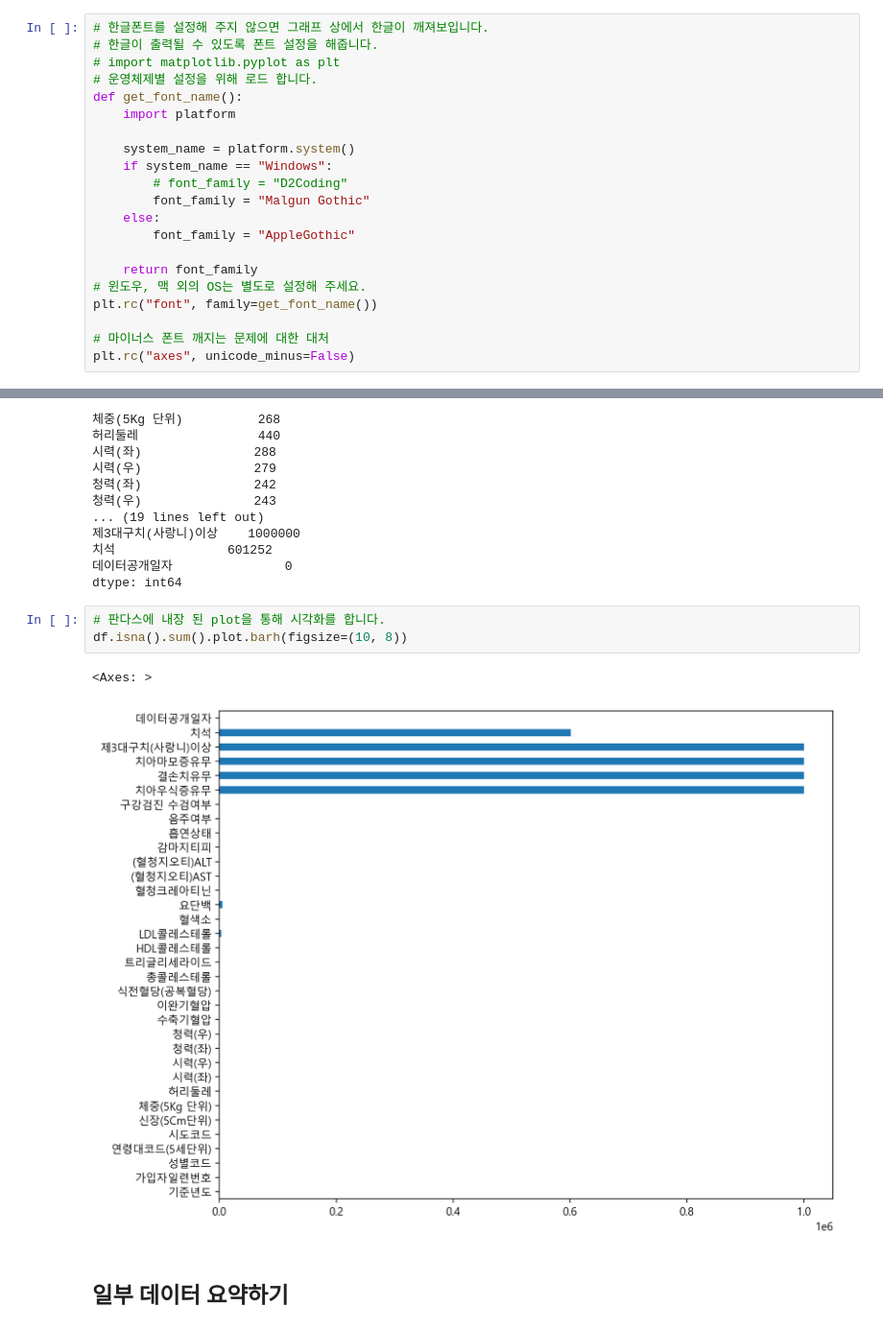
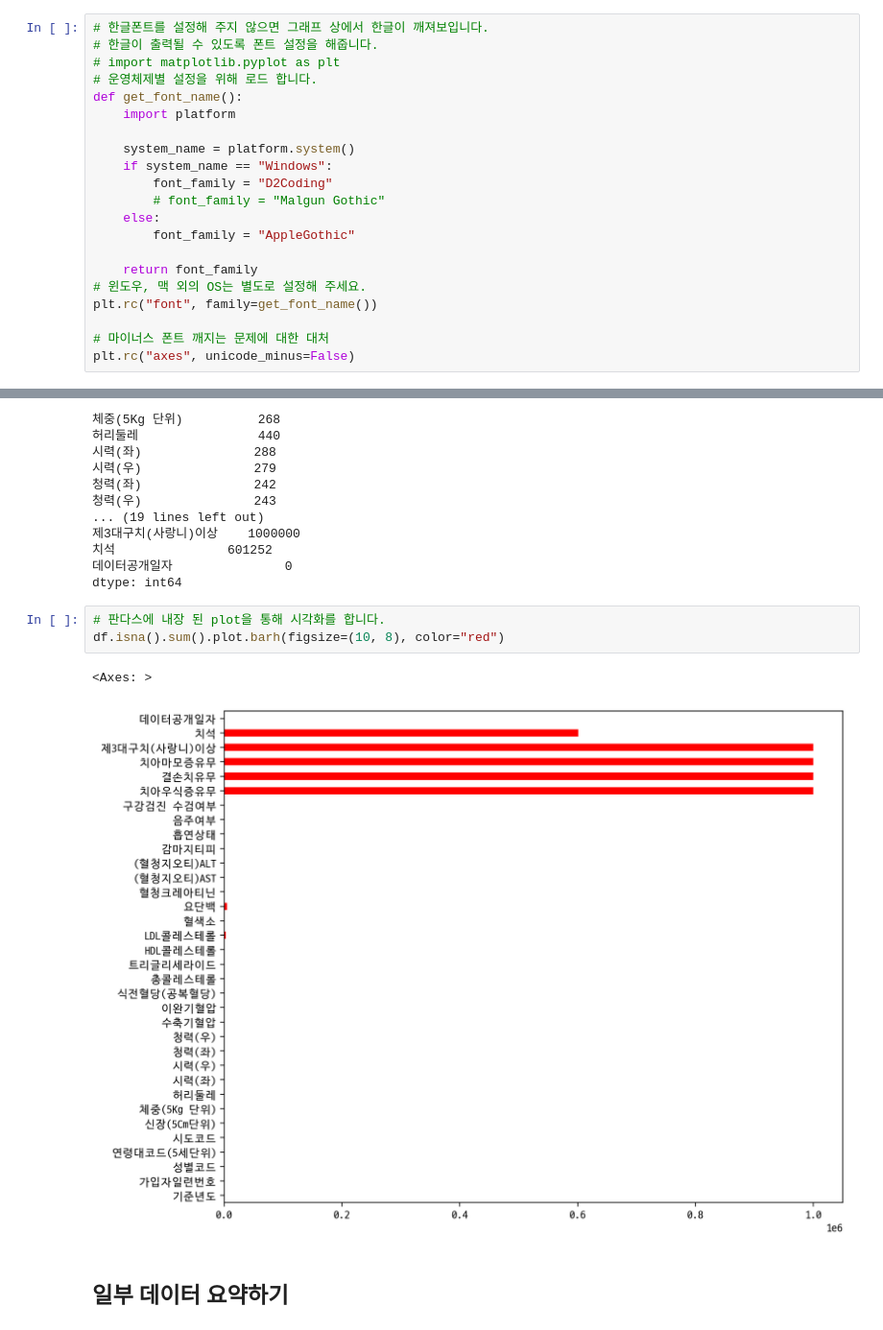
Before and after one commit to corazzon/boostcourse-ds-510, a Jupyter notebook: health_analysis-input.ipynb, the cells around one changed output, grey strips where cells are left out. Shown at 96% size. Drawn from its saved outputs; the diff is of its cells as text.

```diff
--- a/health_analysis-input.ipynb
+++ b/health_analysis-input.ipynb
@@ -43,8 +43,8 @@ def get_font_name():
 
     system_name = platform.system()
     if system_name == "Windows":
-        # font_family = "D2Coding"
-        font_family = "Malgun Gothic"
+        font_family = "D2Coding"
+        # font_family = "Malgun Gothic"
     else:
         font_family = "AppleGothic"
 
@@ -227,10 +227,10 @@ df.isna().sum()
 dtype: int64
 # %%
 # 판다스에 내장 된 plot을 통해 시각화를 합니다.
-df.isna().sum().plot.barh(figsize=(10, 8))
+df.isna().sum().plot.barh(figsize=(10, 8), color="red")
 # %% [output]
 <Axes: >
-[figure, old version]
+[figure, new version]
 # %% [markdown]
 ## 일부 데이터 요약하기
 # %%
```
Also changed, not shown: parts of 37 cells of this notebook.
